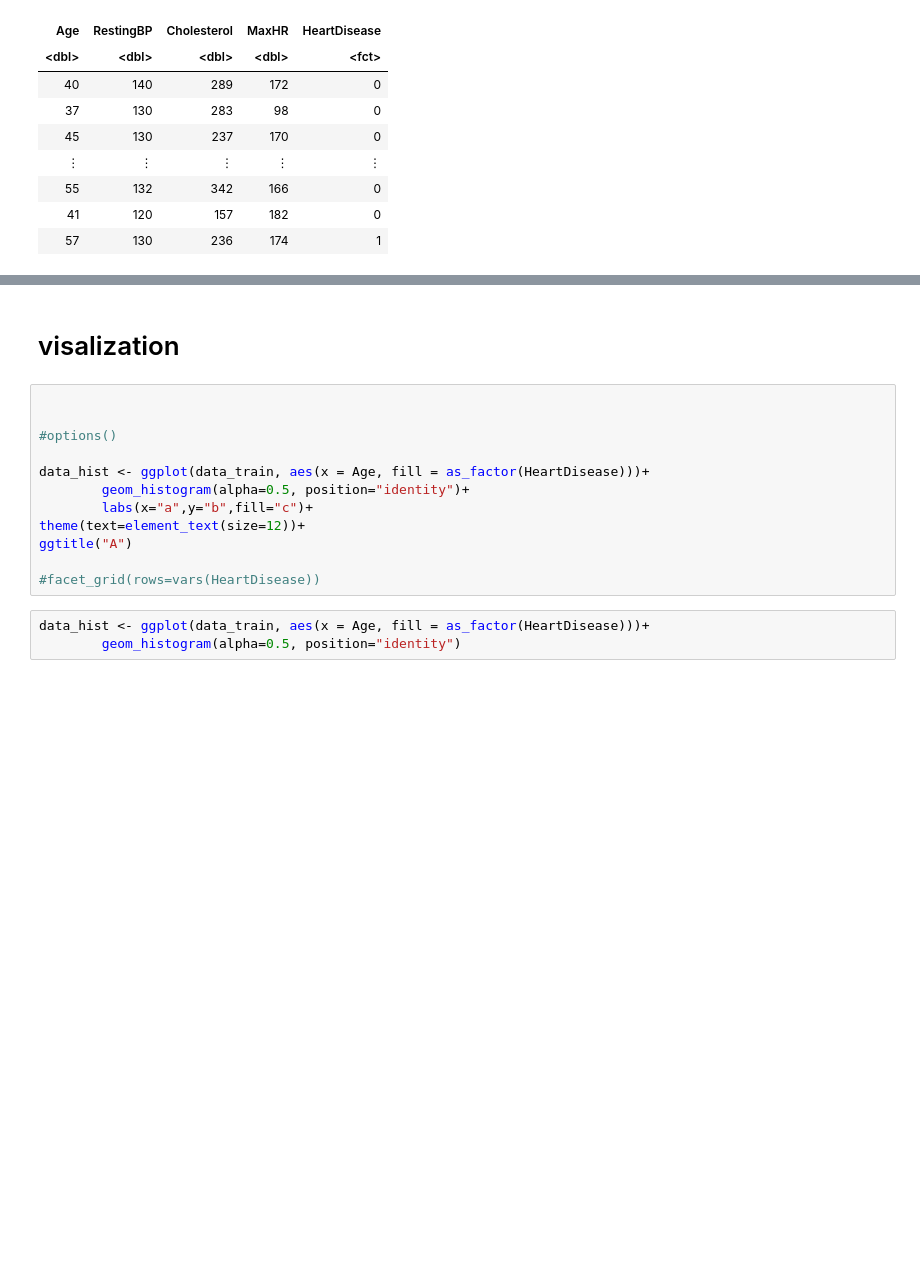
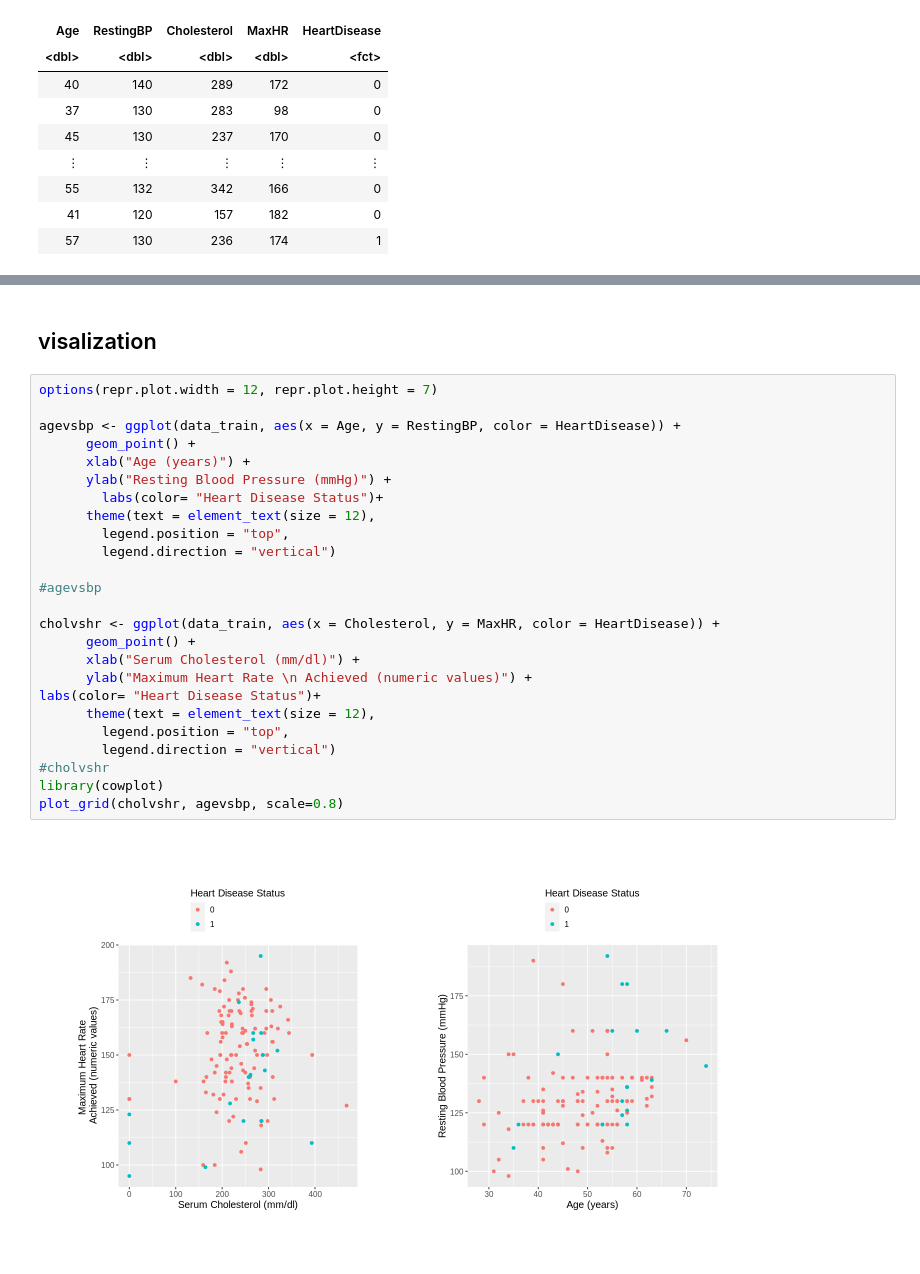
Before and after one commit to kiarashbahari/Group_project, a Jupyter notebook: proposal.ipynb, the cells around one changed output, grey strips where cells are left out. Drawn from its saved outputs; the diff is of its cells as text; blank space fills up the shorter version.

```diff
--- a/proposal.ipynb
+++ b/proposal.ipynb
@@ -176,17 +211,29 @@ A data.frame: 2 × 6
 # %% [markdown]
-# visalization
+## visalization
-# %%
-
-
-#options()
-
-data_hist <- ggplot(data_train, aes(x = Age, fill = as_factor(HeartDisease)))+
-        geom_histogram(alpha=0.5, position="identity")+
-        labs(x="a",y="b",fill="c")+
-theme(text=element_text(size=12))+
-ggtitle("A")
-
-#facet_grid(rows=vars(HeartDisease))
-# %%
-data_hist <- ggplot(data_train, aes(x = Age, fill = as_factor(HeartDisease)))+
-        geom_histogram(alpha=0.5, position="identity")
+# %%
+options(repr.plot.width = 12, repr.plot.height = 7)
+
+agevsbp <- ggplot(data_train, aes(x = Age, y = RestingBP, color = HeartDisease)) +
+      geom_point() +
+      xlab("Age (years)") +
+      ylab("Resting Blood Pressure (mmHg)") +
+        labs(color= "Heart Disease Status")+
+      theme(text = element_text(size = 12),
+        legend.position = "top",
+        legend.direction = "vertical")
+
+#agevsbp
+
+cholvshr <- ggplot(data_train, aes(x = Cholesterol, y = MaxHR, color = HeartDisease)) +
+      geom_point() +
+      xlab("Serum Cholesterol (mm/dl)") +
+      ylab("Maximum Heart Rate \n Achieved (numeric values)") +
+labs(color= "Heart Disease Status")+
+      theme(text = element_text(size = 12),
+        legend.position = "top",
+        legend.direction = "vertical")
+#cholvshr
+library(cowplot)
+plot_grid(cholvshr, agevsbp, scale=0.8)
+# %% [output]
+[figure, added]
```
Also changed, not shown: parts of 15 cells of this notebook.
